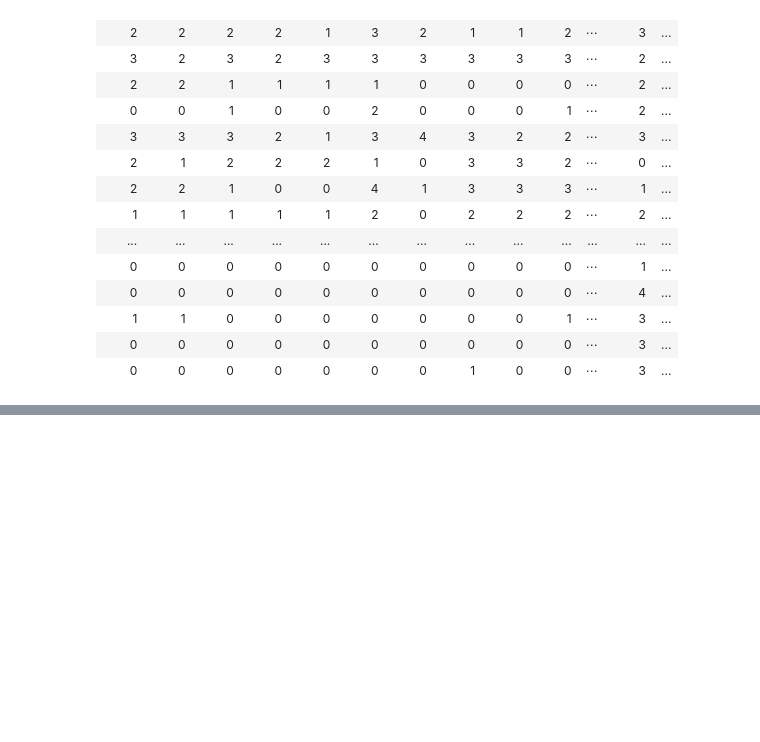
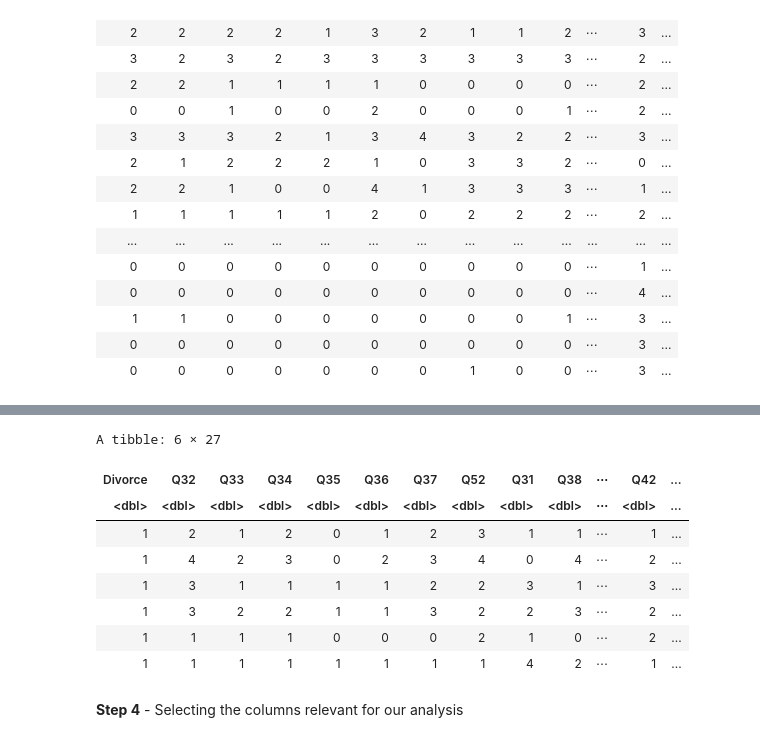
Before and after one commit to apurva-b/dsci100-project-58, a Jupyter notebook: data.ipynb, the cells around one changed output, grey strips where cells are left out. Cells and saved outputs as stored; diff of their text form; code cells hidden in the pictures; blank space fills up the shorter version.

```diff
--- a/data.ipynb
+++ b/data.ipynb
@@ -54,0 +80,21 @@ A spec_tbl_df: 170 × 55
+# %%
+mutated_data <- selected_data %>%
+mutate(
+    Criticism= rowMeans(across(2:8)),
+    Contempt= rowMeans(across(9:14)),
+    Defensiveness= rowMeans(across(15:17)),
+    Stonewalling = rowMeans(across(18:23)))
+# %%
+head(mutated_data)
+# %% [output]
+A tibble: 6 × 27
+| Divorce | Q32 | Q33 | Q34 | Q35 | Q36 | Q37 | Q52 | Q31 | Q38 | ⋯ | Q42 | ... |
+| <dbl> | <dbl> | <dbl> | <dbl> | <dbl> | <dbl> | <dbl> | <dbl> | <dbl> | <dbl> | ⋯ | <dbl> | ... |
+| 1 | 2 | 1 | 2 | 0 | 1 | 2 | 3 | 1 | 1 | ⋯ | 1 | ... |
+| 1 | 4 | 2 | 3 | 0 | 2 | 3 | 4 | 0 | 4 | ⋯ | 2 | ... |
+| 1 | 3 | 1 | 1 | 1 | 1 | 2 | 2 | 3 | 1 | ⋯ | 3 | ... |
+| 1 | 3 | 2 | 2 | 1 | 1 | 3 | 2 | 2 | 3 | ⋯ | 2 | ... |
+| 1 | 1 | 1 | 1 | 0 | 0 | 0 | 2 | 1 | 0 | ⋯ | 2 | ... |
+| 1 | 1 | 1 | 1 | 1 | 1 | 1 | 1 | 4 | 2 | ⋯ | 1 | ... |
+# %% [markdown]
+**Step 4** - Selecting the columns relevant for our analysis
```
Also changed, not shown: parts of 13 cells of this notebook.
